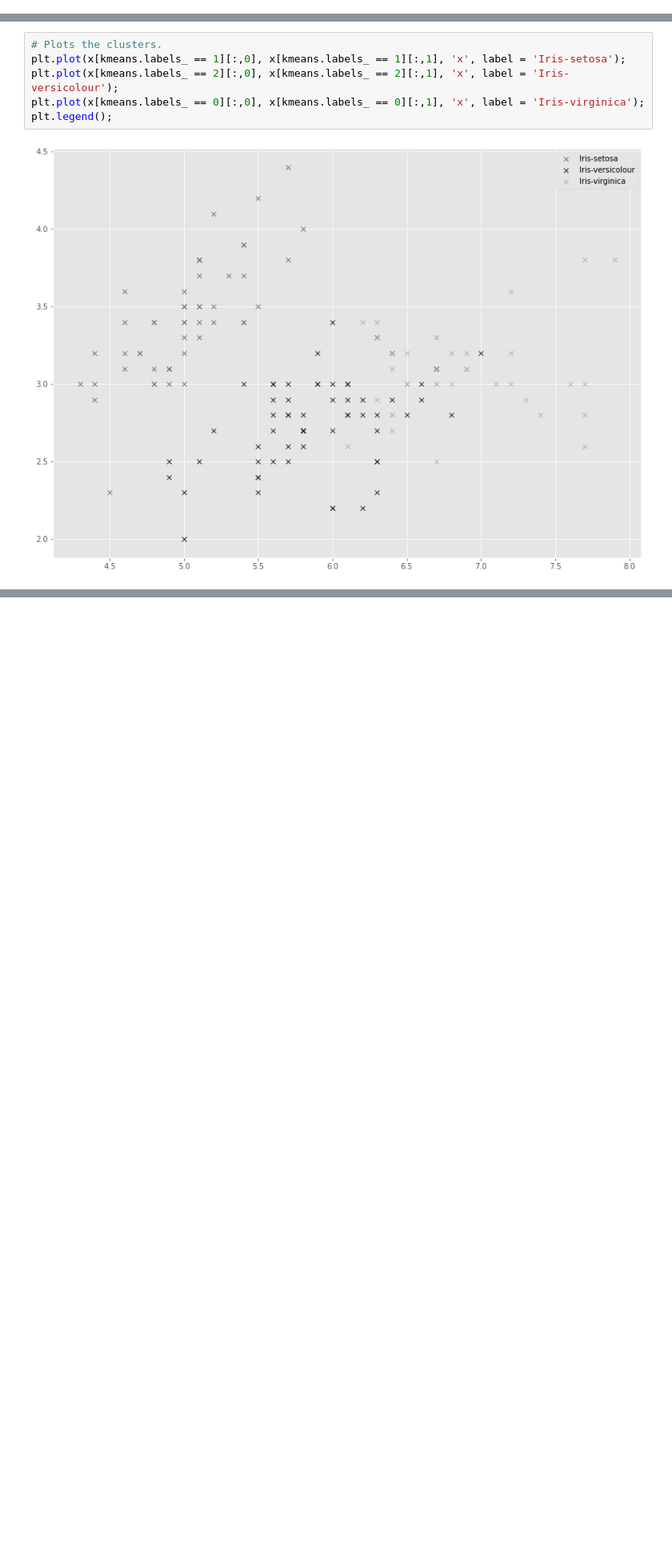
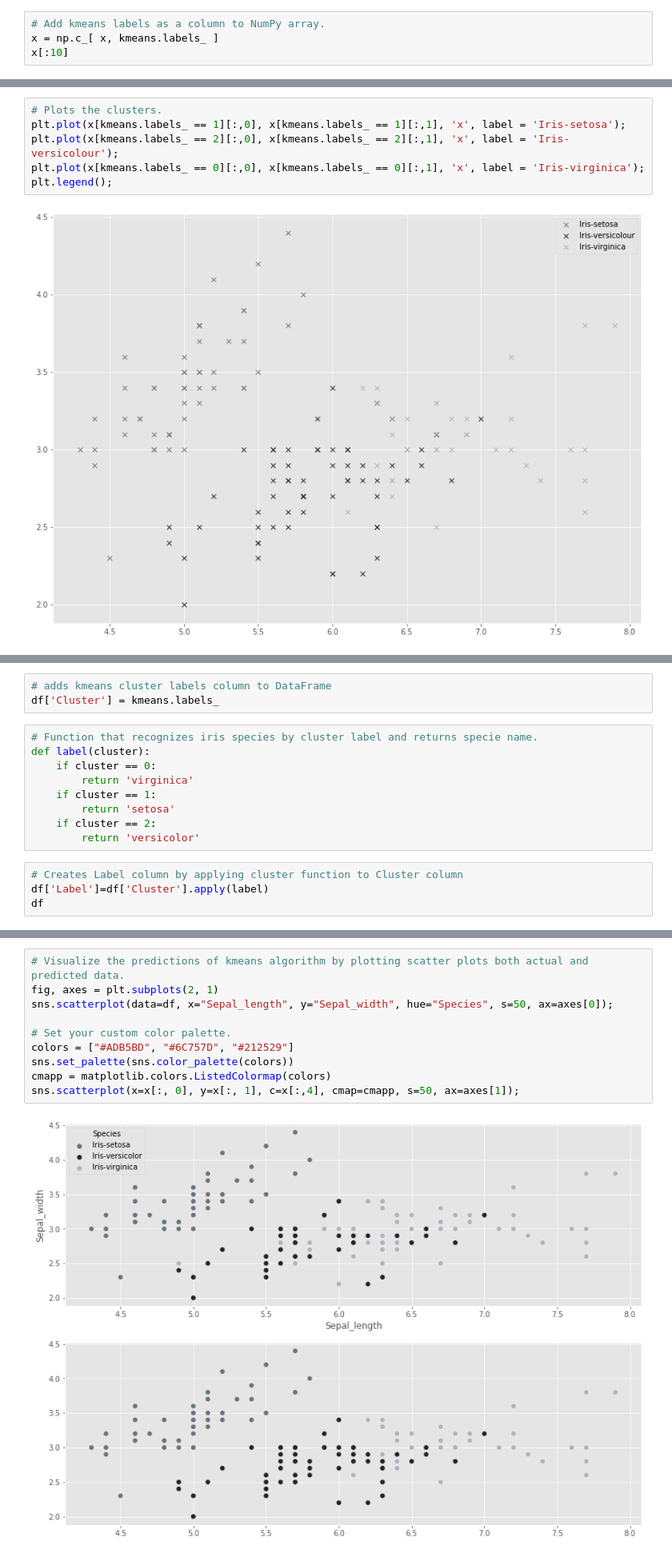
Before and after one commit to mizydorek/Machine-Learning-Tasks-2020, a Jupyter notebook: tasks.ipynb, the cells around one changed output, grey strips where cells are left out. Shown at 80% size. Drawn from its saved outputs; the diff is of its cells as text; blank space fills up the shorter version.

Commit message:
added kmeans prediction of the species

```diff
--- a/tasks.ipynb
+++ b/tasks.ipynb
@@ -520,3 +520,7 @@ kmeans.cluster_centers_
 array([[6.85      , 3.07368421, 5.74210526, 2.07105263],
        [5.006     , 3.418     , 1.464     , 0.244     ],
        [5.9016129 , 2.7483871 , 4.39354839, 1.43387097]])
+# %%
+# Add kmeans labels as a column to NumPy array.
+x = np.c_[ x, kmeans.labels_ ]
+x[:10]
@@ -539,3 +554,19 @@ plt.plot(x[kmeans.labels_ == 0][:,0], x[kmeans.labels_ == 0][:,1], 'x', label =
 plt.legend();
 # %% [output]
 [figure]
+# %%
+# adds kmeans cluster labels column to DataFrame
+df['Cluster'] = kmeans.labels_
+# %%
+# Function that recognizes iris species by cluster label and returns specie name.
+def label(cluster):
+    if cluster == 0:
+        return 'virginica'
+    if cluster == 1:
+        return 'setosa'
+    if cluster == 2:
+        return 'versicolor'
+# %%
+# Creates Label column by applying cluster function to Cluster column
+df['Label']=df['Cluster'].apply(label)
+df
@@ -541,0 +596,12 @@ plt.legend();
+# %%
+# Visualize the predictions of kmeans algorithm by plotting scatter plots both actual and predicted data.
+fig, axes = plt.subplots(2, 1)
+sns.scatterplot(data=df, x="Sepal_length", y="Sepal_width", hue="Species", s=50, ax=axes[0]);
+
+# Set your custom color palette.
+colors = ["#ADB5BD", "#6C757D", "#212529"]
+sns.set_palette(sns.color_palette(colors))
+cmapp = matplotlib.colors.ListedColormap(colors)
+sns.scatterplot(x=x[:, 0], y=x[:, 1], c=x[:,4], cmap=cmapp, s=50, ax=axes[1]);
+# %% [output]
+[figure, added]
```
Also changed, not shown: parts of 6 cells of this notebook.
